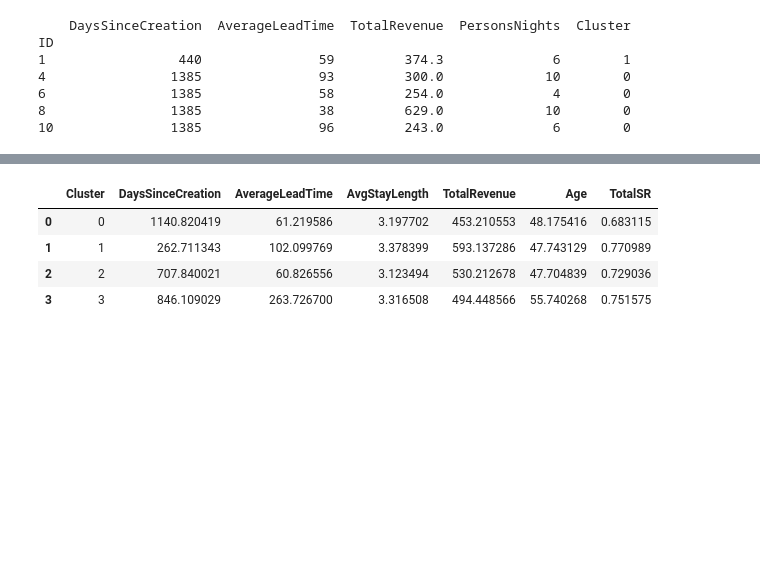
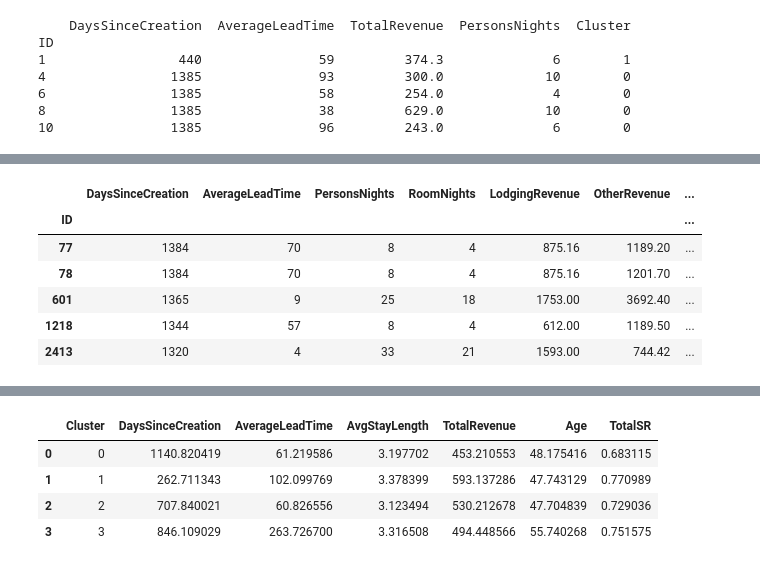
Before and after one commit to RubenCMarques/Hotel-Customer-Segmentation, a Jupyter notebook: Notebooks/A-B.ipynb, the cells around one changed output, grey strips where cells are left out. Saved outputs shown, nothing was run; the diff lists cells and outputs as text; code cells hidden in the pictures; blank space fills up the shorter version.

```diff
--- a/Notebooks/A-B.ipynb
+++ b/Notebooks/A-B.ipynb
@@ -1813,0 +1895,11 @@ ID
+# %%
+# Detecting noise (potential outliers)
+df_concat.loc[df_concat['dbscan_labels'] == -1].head()
+# %% [output]
+|  | DaysSinceCreation | AverageLeadTime | PersonsNights | RoomNights | LodgingRevenue | OtherRevenue | ... |
+| ID |  |  |  |  |  |  | ... |
+| 77 | 1384 | 70 | 8 | 4 | 875.16 | 1189.20 | ... |
+| 78 | 1384 | 70 | 8 | 4 | 875.16 | 1201.70 | ... |
+| 601 | 1365 | 9 | 25 | 18 | 1753.00 | 3692.40 | ... |
+| 1218 | 1344 | 57 | 8 | 4 | 612.00 | 1189.50 | ... |
+| 2413 | 1320 | 4 | 33 | 21 | 1593.00 | 744.42 | ... |
```
Also changed, not shown: parts of 31 cells of this notebook.
